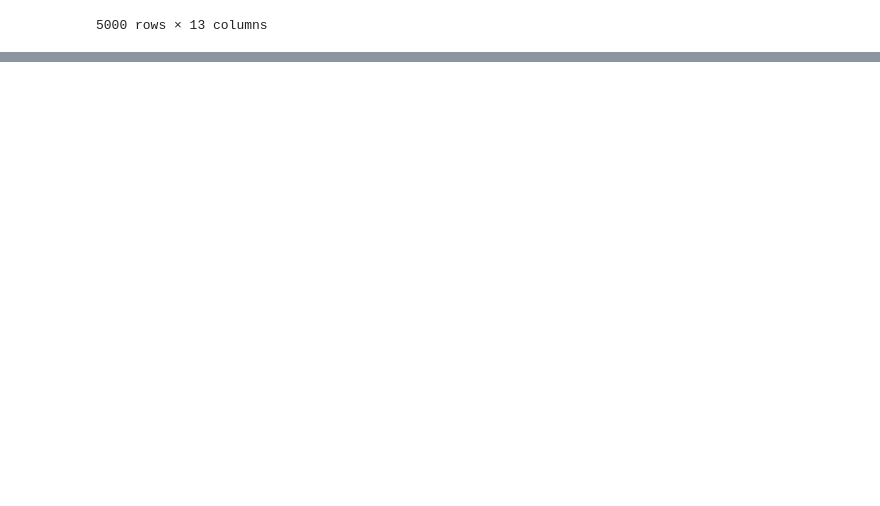
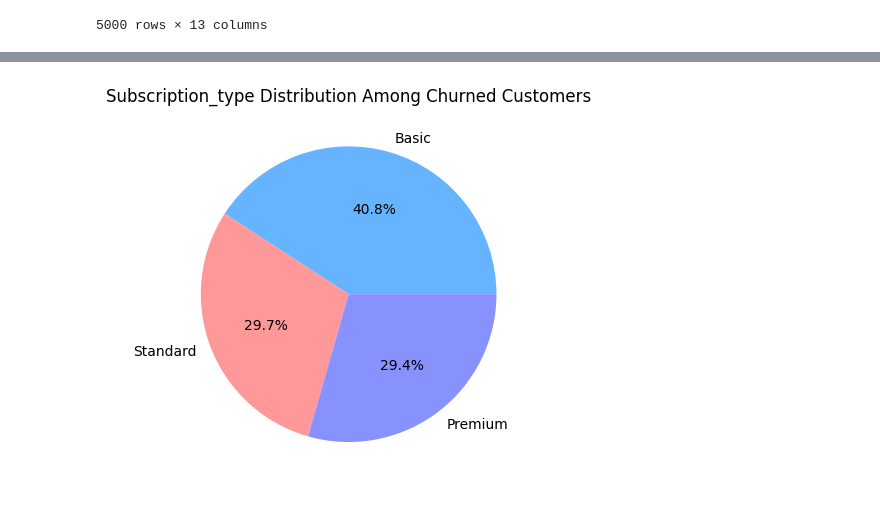
Before and after one commit to ka1817/Netflix-Customer-Churn-Prediction-Using-Machine-Learning, a Jupyter notebook: notebook/eda.ipynb, the cells around one changed output, grey strips where cells are left out. Saved outputs shown, nothing was run; the diff lists cells and outputs as text; code cells hidden in the pictures; blank space fills up the shorter version.

```diff
--- a/notebook/eda.ipynb
+++ b/notebook/eda.ipynb
@@ -547,0 +605,8 @@ gender_Other    -0.0517      0.069     -0.747      0.455      -0.187       0.084
+# %%
+churned_gender = df[df['churned'] == 1]['subscription_type'].value_counts()
+churned_gender.plot(kind='pie', autopct='%1.1f%%', colors=['#66b3ff','#ff9999','#8892ff'])
+plt.title('Subscription_type Distribution Among Churned Customers')
+plt.ylabel('')
+plt.show()
+# %% [output]
+[figure, added]
```
Also changed, not shown: parts of 27 cells of this notebook, 4 other files.
